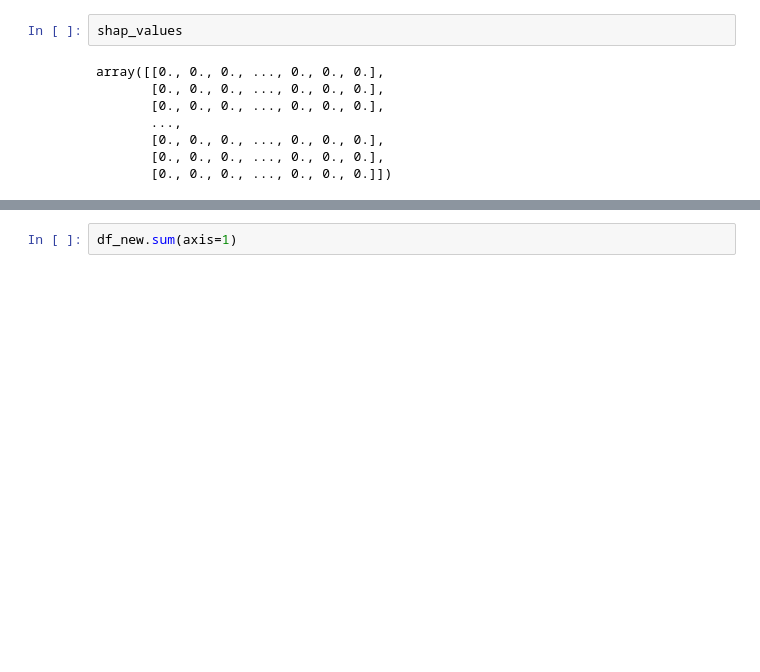
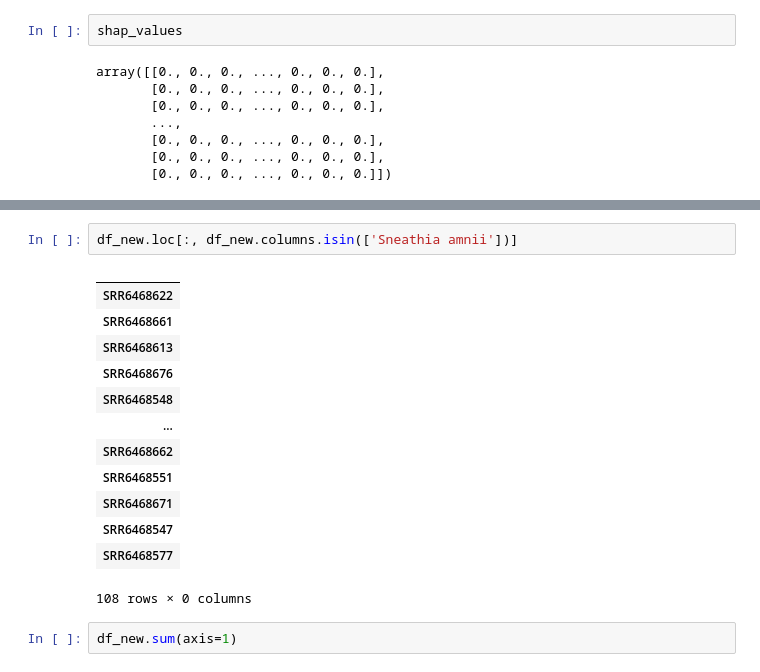
Before and after one commit to jindongmin/Meta_diseases_analyses, a Jupyter notebook: ipynb/CD_no_feature_selection.ipynb, the cells around one changed output, grey strips where cells are left out. Saved outputs shown, nothing was run; the diff lists cells and outputs as text; blank space fills up the shorter version.

```diff
--- a/ipynb/CD_no_feature_selection.ipynb
+++ b/ipynb/CD_no_feature_selection.ipynb
@@ -371,3 +533,19 @@ df_new.to_csv('../table/CD_no_feature_selection_shapley_values.csv')
+# %%
+df_new.loc[:, df_new.columns.isin(['Sneathia amnii'])]
+# %% [output]
+|  |
+| SRR6468622 |
+| SRR6468661 |
+| SRR6468613 |
+| SRR6468676 |
+| SRR6468548 |
+| ... |
+| SRR6468662 |
+| SRR6468551 |
+| SRR6468671 |
+| SRR6468547 |
+| SRR6468577 |
+108 rows × 0 columns
 # %%
 df_new.sum(axis=1)
 # %% [output]
```
Also changed, not shown: parts of 22 cells of this notebook, 3 other files.
